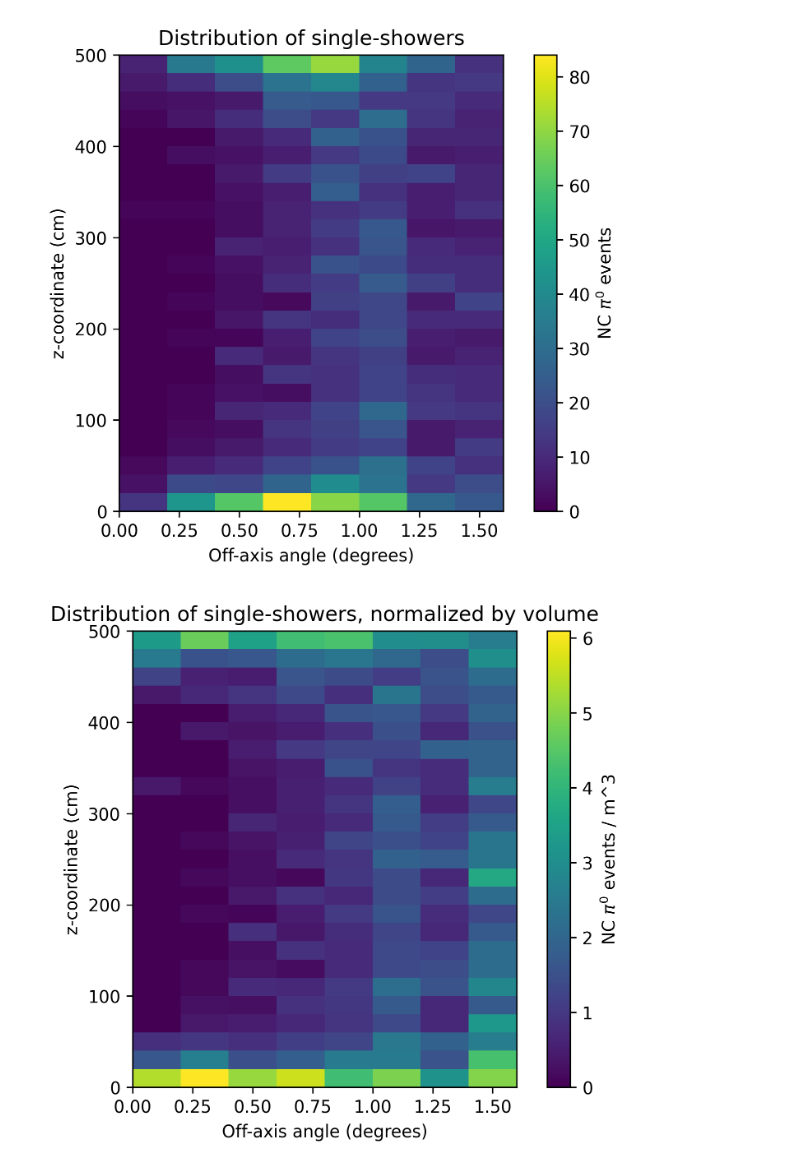
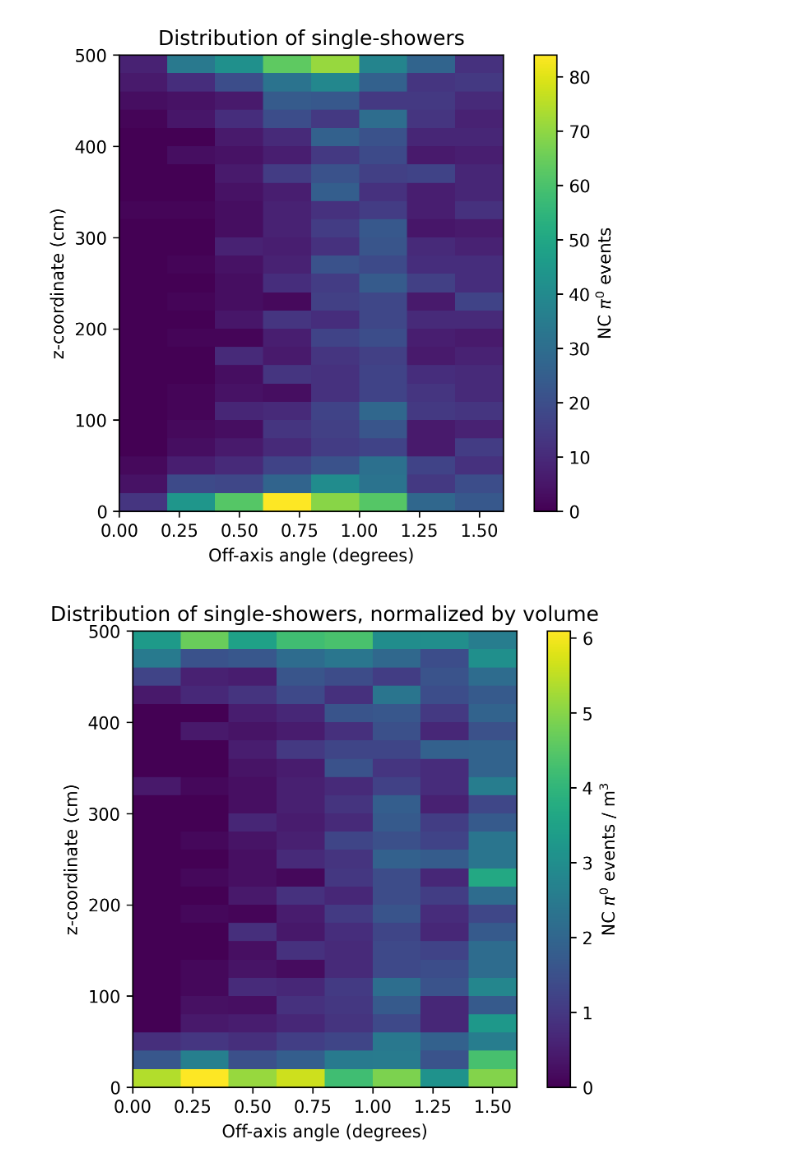
Before and after one commit to BMDragon/SBND_PRISM_Pi0_Study, a Jupyter notebook: distancePlots.ipynb, the cells around one changed output. Saved outputs shown, nothing was run; the diff lists cells and outputs as text; code cells hidden in the pictures.

```diff
--- a/distancePlots.ipynb
+++ b/distancePlots.ipynb
@@ -196,21 +196,21 @@ plt.show()
 # %%
 zAngHeatmap = np.zeros((len(zBins[:-1]), len(nbinsTPC[:-1])))
 for idx, row in df[df['is_NC'] & df['single_shower']].iterrows():
     for k in range(len(row['shower_angle_exact'])):
         angDex = np.digitize(row['shower_angle_exact'][k], nbinsTPC[:-1]) - 1
         zDex = np.digitize(row['shower_position'][k][2], zBins[:-1]) - 1
         zAngHeatmap[zDex, angDex] += 1/norm_vols[angDex]
 
 plt.figure(dpi=300)
 plt.imshow(zAngHeatmap, cmap='viridis', extent=[nbinsTPC[0], nbinsTPC[-1], zBins[-1], zBins[0]], aspect=.0038)
 plt.xlabel("Off-axis angle (degrees)")
 plt.ylabel("z-coordinate (cm)")
-plt.colorbar(label="NC $\pi^0$ events / m^3")
+plt.colorbar(label="NC $\pi^0$ events / m$^3$")
 plt.gca().invert_yaxis()
 plt.title("Distribution of single-showers, normalized by volume")
 plt.show()
 # %% [output]
-[figure, old version]
+[figure, new version]
 # %%
 # make sure to have all 4 groups (pi0 vertex 2 showers, single shower head,
 #                                 pi0 vertex single shower (proton), failed reco shower head)
```
Also changed, not shown: parts of 5 cells of this notebook.
